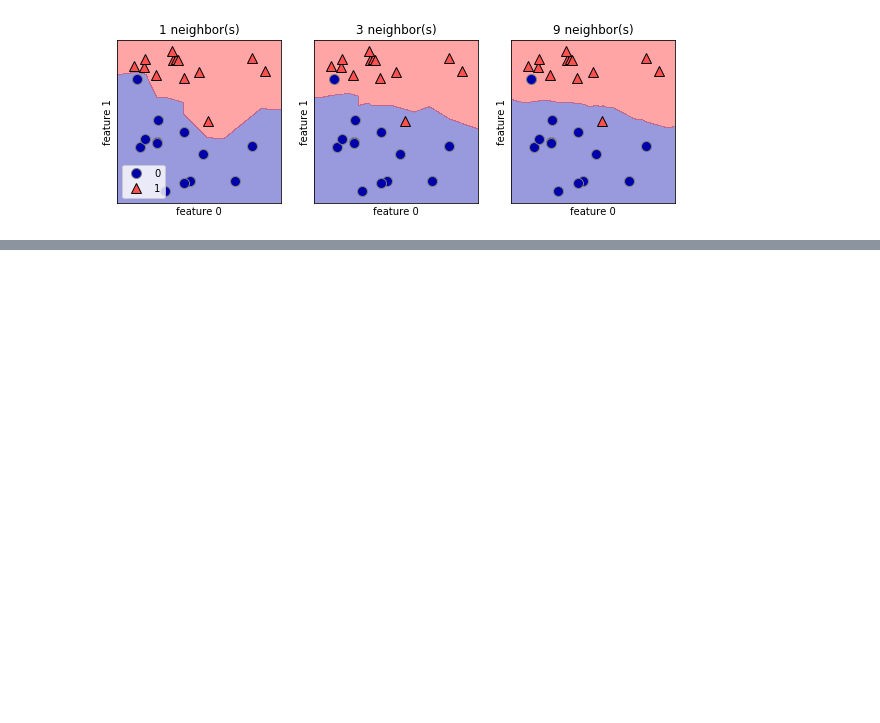
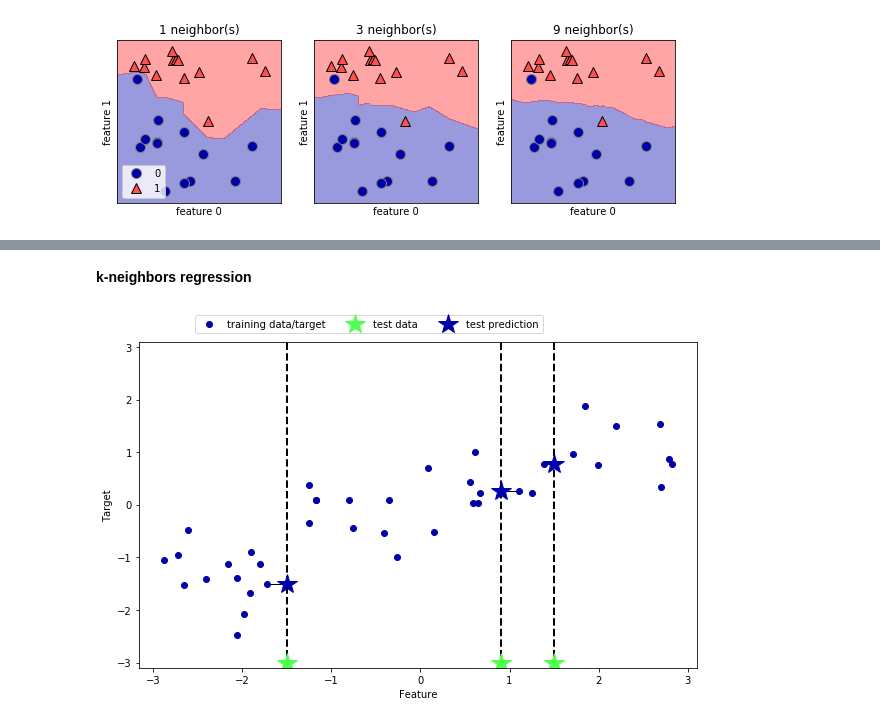
Before and after one commit to jiwhunkim/introduction_to_ml_with_python, a Jupyter notebook: 02-supervised-learning.ipynb, the cells around one changed output, grey strips where cells are left out. Drawn from its saved outputs; the diff is of its cells as text; code cells hidden in the pictures; blank space fills up the shorter version.

```diff
--- a/02-supervised-learning.ipynb
+++ b/02-supervised-learning.ipynb
@@ -129,0 +159,6 @@ axes[0].legend(loc=3)
+# %% [markdown]
+**k-neighbors regression**
+# %%
+mglearn.plots.plot_knn_regression(n_neighbors=1)
+# %% [output]
+[figure, added]
```
Also changed, not shown: parts of 21 cells of this notebook.
